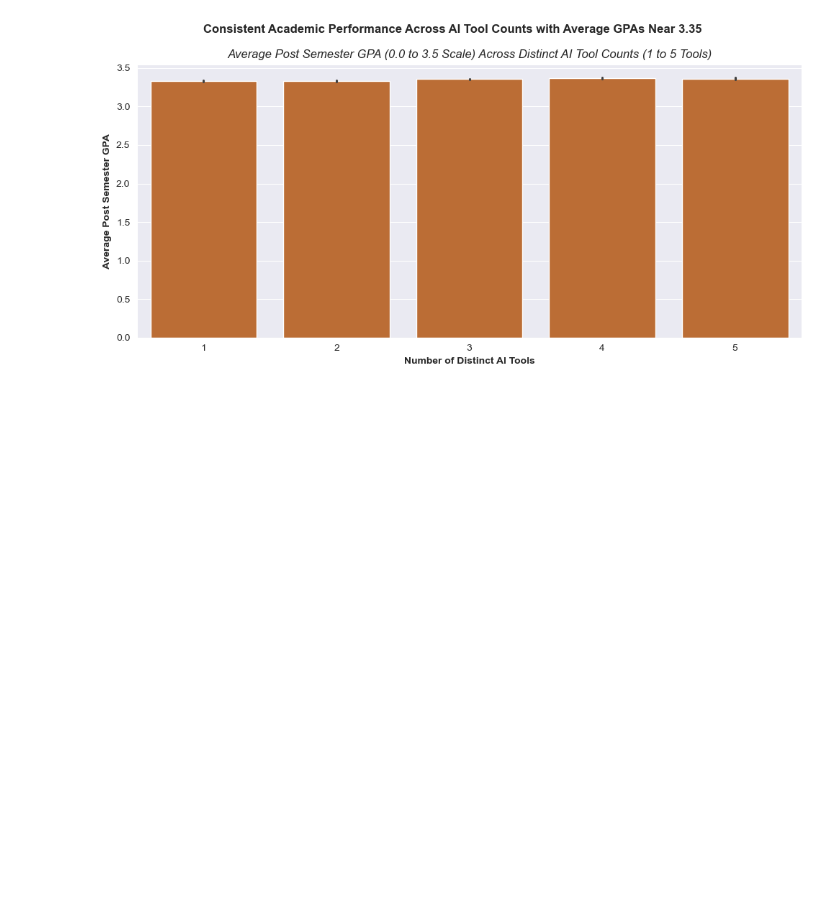
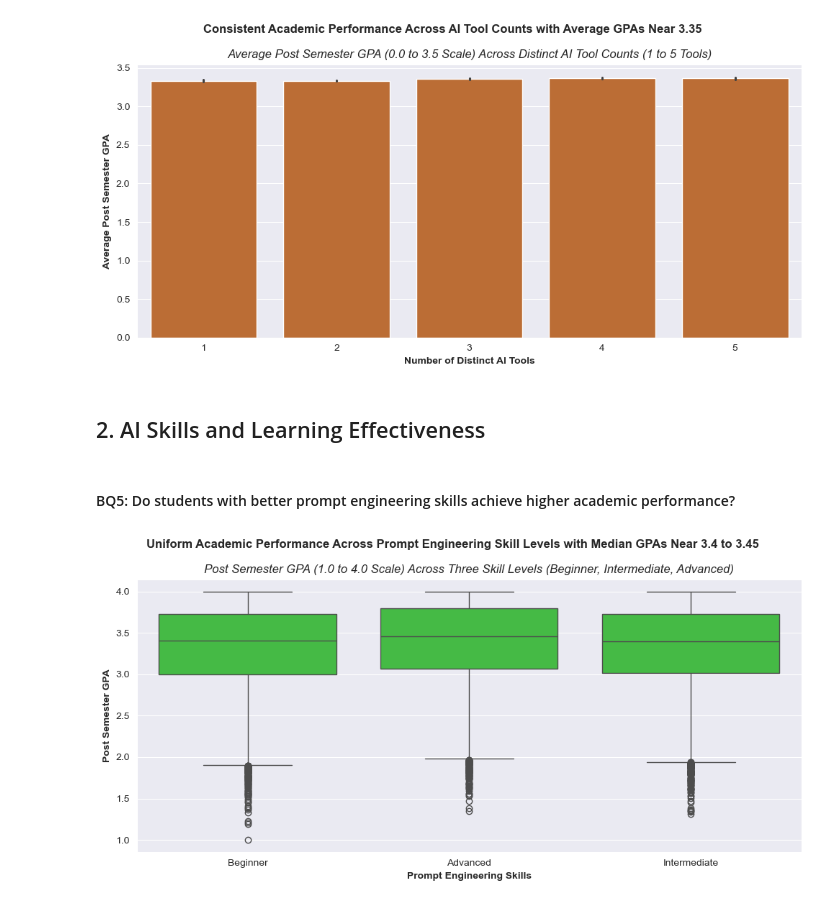
Before and after one commit to jeffwongqy/Impact-of-AI-on-Students, a Jupyter notebook: eda_v2.ipynb, the cells around one changed output. Cells and saved outputs as stored; diff of their text form; code cells hidden in the pictures; blank space fills up the shorter version.

```diff
--- a/eda_v2.ipynb
+++ b/eda_v2.ipynb
@@ -108,3 +108,19 @@ plt.tight_layout()
 plt.show()
 # %% [output]
 [figure]
+# %% [markdown]
+## 2. AI Skills and Learning Effectiveness
+# %% [markdown]
+#### BQ5: Do students with better prompt engineering skills achieve higher academic performance?
+# %%
+sns.set_style("darkgrid")
+plt.figure(figsize = (10, 5))
+sns.boxplot(data = df, x = "Prompt_Engineering_Skill", y = "Post_Semester_GPA", color = "limegreen")
+plt.title("Post Semester GPA (1.0 to 4.0 Scale) Across Three Skill Levels (Beginner, Intermediate, Advanced)", style = "italic")
+plt.suptitle("Uniform Academic Performance Across Prompt Engineering Skill Levels with Median GPAs Near 3.4 to 3.45", fontweight = "bold")
+plt.xlabel("Prompt Engineering Skills", fontweight = "bold")
+plt.ylabel("Post Semester GPA", fontweight = "bold")
+plt.tight_layout()
+plt.show()
+# %% [output]
+[figure, added]
```
Also changed, not shown: parts of 5 cells of this notebook.
